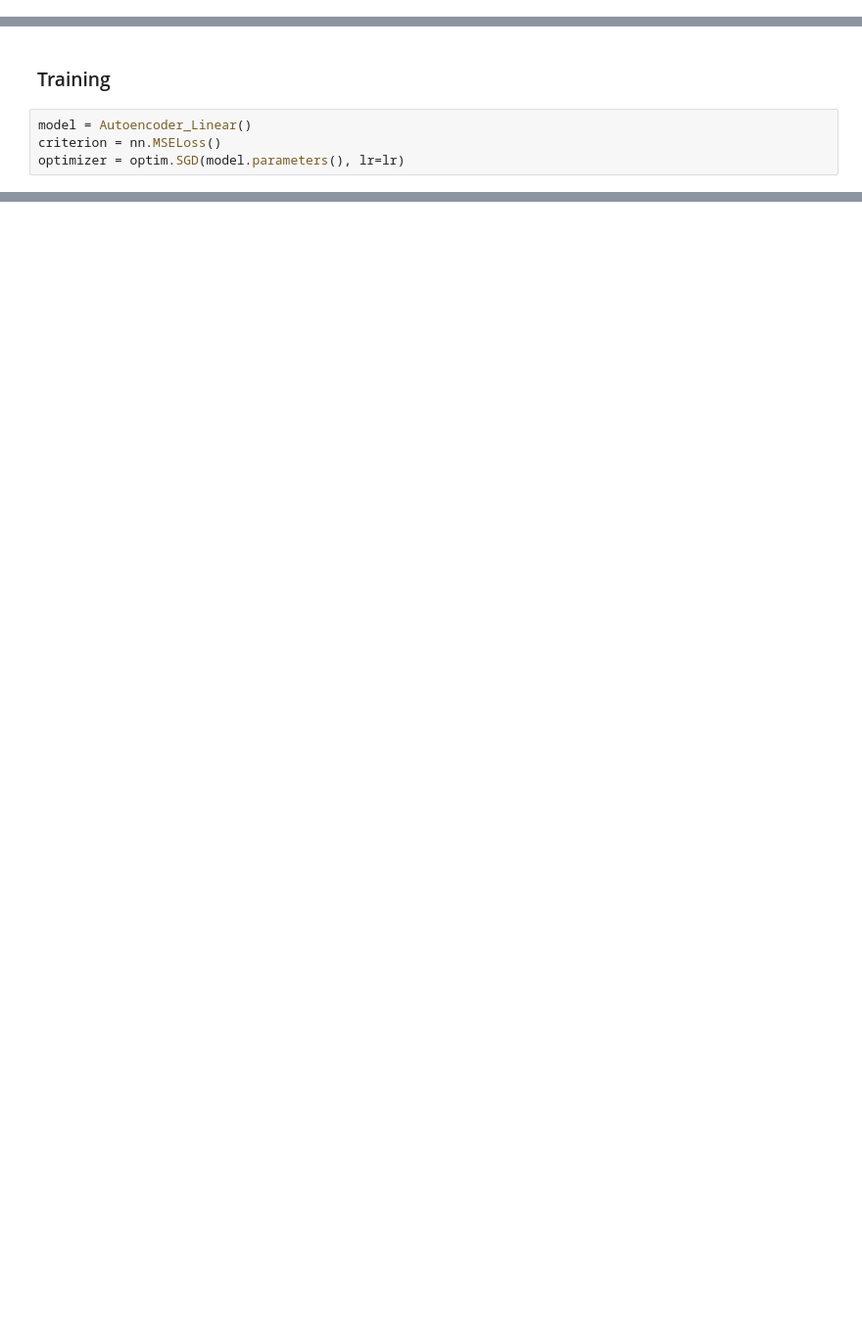
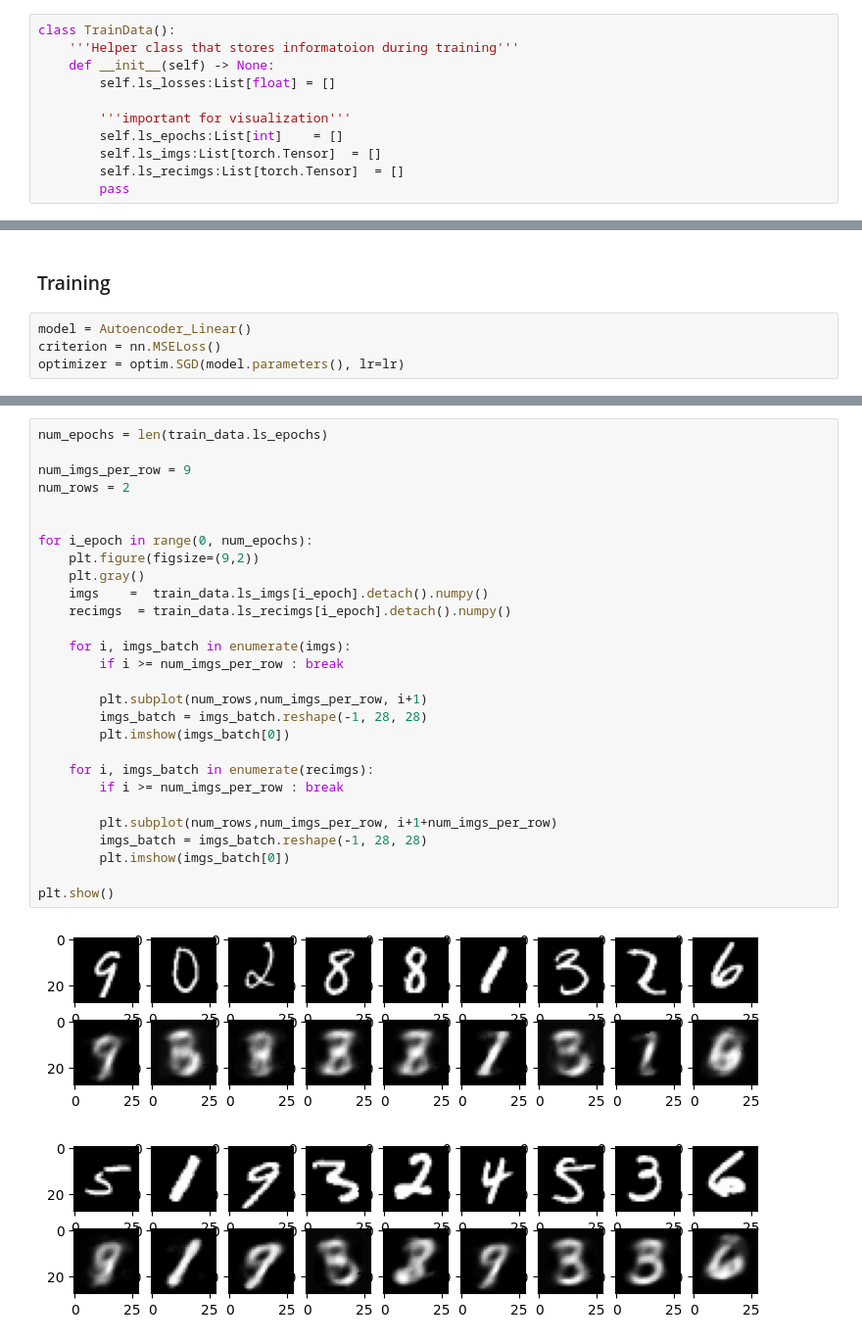
Before and after one commit to heuer-ja/python-tutorial, a Jupyter notebook: libs/pytorch/02_project_mnist/torch02-03_autoencoder.ipynb, the cells around one changed output, grey strips where cells are left out. Shown at 98% size. Saved outputs shown, nothing was run; the diff lists cells and outputs as text; blank space fills up the shorter version.

```diff
--- a/libs/pytorch/02_project_mnist/torch02-03_autoencoder.ipynb
+++ b/libs/pytorch/02_project_mnist/torch02-03_autoencoder.ipynb
@@ -12,0 +15,11 @@ from typing import List
+# %%
+class TrainData():
+    '''Helper class that stores informatoion during training'''
+    def __init__(self) -> None:
+        self.ls_losses:List[float] = []
+
+        '''important for visualization'''
+        self.ls_epochs:List[int]    = []
+        self.ls_imgs:List[torch.Tensor]  = []
+        self.ls_recimgs:List[torch.Tensor]  = []
+        pass
@@ -175,0 +237,31 @@ test(model, test_dataloader,  criterion).item()
+# %%
+num_epochs = len(train_data.ls_epochs)
+
+num_imgs_per_row = 9
+num_rows = 2
+
+
+for i_epoch in range(0, num_epochs):
+    plt.figure(figsize=(9,2))
+    plt.gray()
+    imgs    =  train_data.ls_imgs[i_epoch].detach().numpy()
+    recimgs  = train_data.ls_recimgs[i_epoch].detach().numpy()
+
+    for i, imgs_batch in enumerate(imgs):
+        if i >= num_imgs_per_row : break
+
+        plt.subplot(num_rows,num_imgs_per_row, i+1)
+        imgs_batch = imgs_batch.reshape(-1, 28, 28)
+        plt.imshow(imgs_batch[0])
+
+    for i, imgs_batch in enumerate(recimgs):
+        if i >= num_imgs_per_row : break
+
+        plt.subplot(num_rows,num_imgs_per_row, i+1+num_imgs_per_row)
+        imgs_batch = imgs_batch.reshape(-1, 28, 28)
+        plt.imshow(imgs_batch[0])
+
+plt.show()
+# %% [output]
+[figure, added]
+[figure, added]
```
Also changed, not shown: parts of 16 cells of this notebook.
